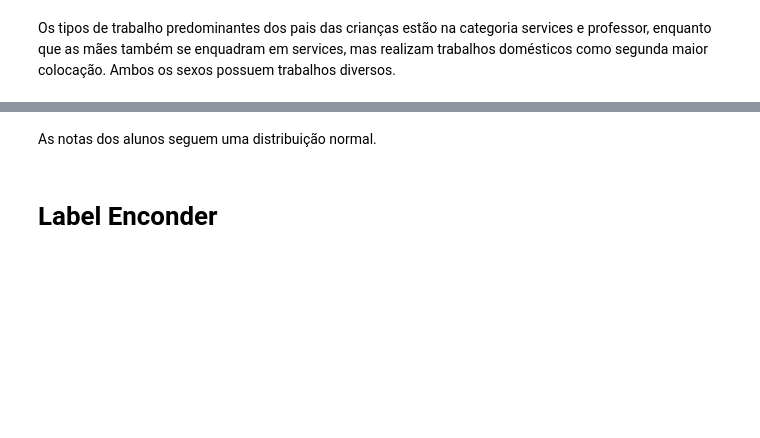
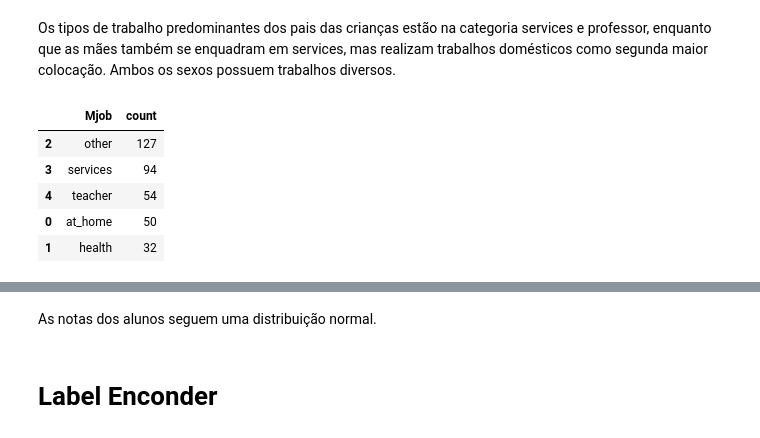
Before and after one commit to Pedro-A-D-S/kaggle_projects, a Jupyter notebook: student_performance.ipynb, the cells around one changed output, grey strips where cells are left out. Saved outputs shown, nothing was run; the diff lists cells and outputs as text; code cells hidden in the pictures; blank space fills up the shorter version.

```diff
--- a/student_performance.ipynb
+++ b/student_performance.ipynb
@@ -365,3 +429,12 @@ Os tipos de trabalho predominantes dos pais das crianças estão na categoria se
 # %%
 df6 = df.groupby(by = ['Mjob']).agg({'count':'count'}).reset_index().sort_values(by = 'count',
                                                                           ascending = False)
+# %%
+df6
+# %% [output]
+|  | Mjob | count |
+| 2 | other | 127 |
+| 3 | services | 94 |
+| 4 | teacher | 54 |
+| 0 | at_home | 50 |
+| 1 | health | 32 |
```
Also changed, not shown: parts of 19 cells of this notebook.
